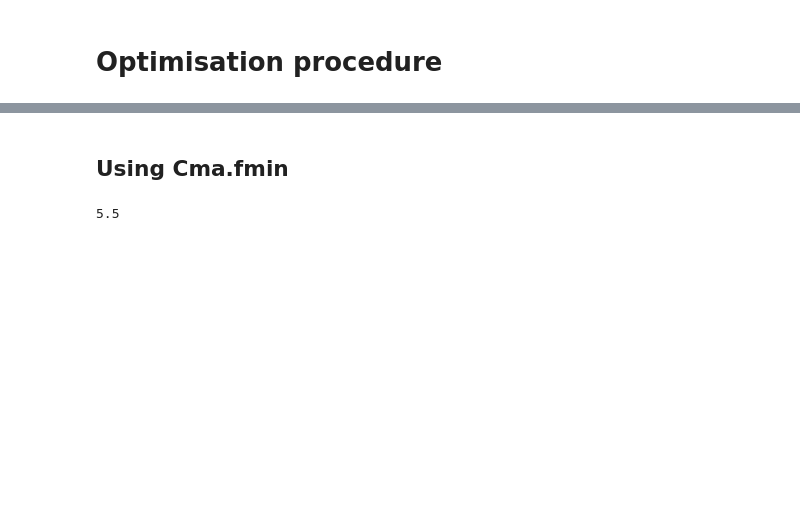
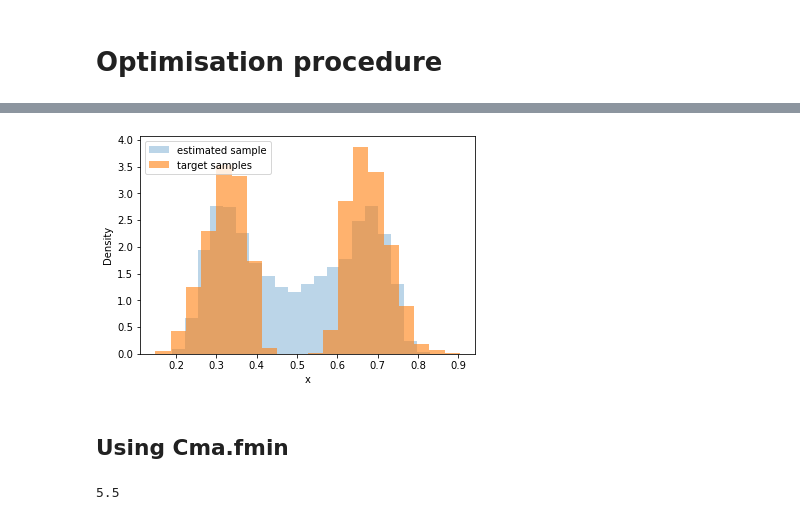
Before and after one commit to ElMehdiHaress/ergodicfBm, a Jupyter notebook: ergoidcfBm.ipynb, the cells around one changed output, grey strips where cells are left out. Cells and saved outputs as stored; diff of their text form; code cells hidden in the pictures; blank space fills up the shorter version.

```diff
--- a/ergoidcfBm.ipynb
+++ b/ergoidcfBm.ipynb
@@ -446,0 +394,3 @@ X0=0.1
+# %%
+def sigmoid(x):
+    return 1/(1+np.exp(-x))
@@ -446,0 +451,23 @@ X0=0.1
+# %%
+from cma import CMAEvolutionStrategy
+
+def evaluate(param):
+    K = 10
+    vals = [wp_1d(param, simulator, target_samples, n_samples=10000, p=2) for k in range(K)]
+    return float(np.mean(vals))
+# initialize CMA-ES to optimize theta (1-D) between, say, -5 and +5
+#init_mean = np.array([1, -2,  5, 1, 0, -0.5]) #theta,sigma,x0,H
+init_mean = np.array([1, -2,  5, 0, -0.5]) #theta,sigma,x0,H
+
+init_std  = 0.5
+es = CMAEvolutionStrategy(init_mean, init_std, {'popsize': 10, 'maxiter':100})
+#es.opts.set({'c_sigma': 0.2, 'damping': 0.8})
+
+es.optimize(lambda th: evaluate(th))
+#while not es.stop():
+#    solutions = es.ask()
+#    fitnesses = [wp_1d(param, simulator, target_samples, n_samples=1000, p=1)
+#                 for param in solutions]
+#    es.tell(solutions, fitnesses)
+param_opt, _ = es.result.xbest, es.result.fbest
+print("Optimal param:", param_opt)
@@ -447,3 +494,22 @@ X0=0.1
+# %%
+#Looking at the density with the found parameters
+def test_param(param):
+    theta, X0 = param[:3],param[3]
+    H = sigmoid(param[4]) #plug your parameters here
+    density_est, Y_final, X_final = estimate_density(theta, H, sigma, T, N, X0, MC)
+    #Example of plot
+    #print(Y_final.min())
+    plt.hist(Y_final, bins=20, density=True, alpha=0.3, label='estimated sample')
+    samples = metropolis_sampler(log_g, x0=0.0, n_samples=10000, step=0.5, args=(lam, p, q))
+    plt.hist(sigmoid(samples), bins=20, density=True, alpha=0.6, label='target samples')
+    plt.xlabel('x')
+    plt.ylabel('Density')
+    plt.legend()
+    plt.show()
+# %%
+test_param(param_opt)
+# %% [output]
+[figure, added]
 # %% [markdown]
 ## Using Cma.fmin
 # %%
```
Also changed, not shown: parts of 11 cells of this notebook.
